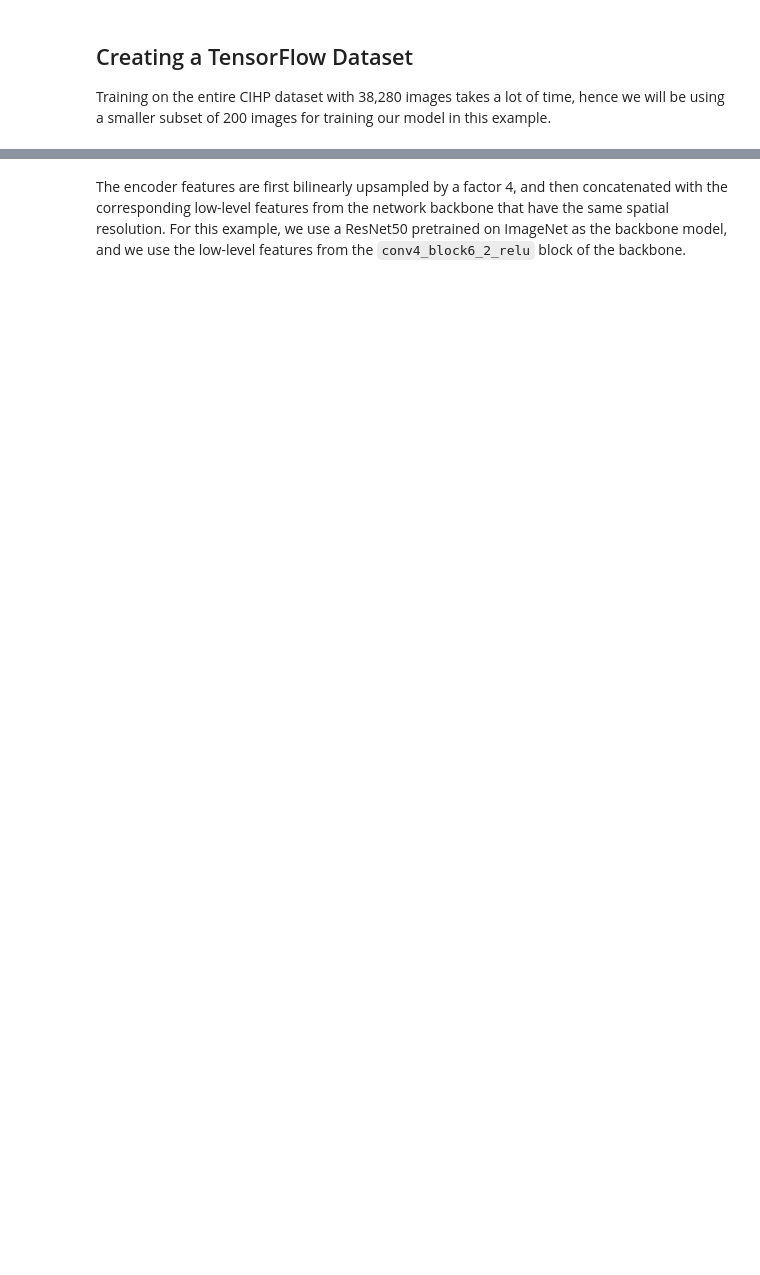
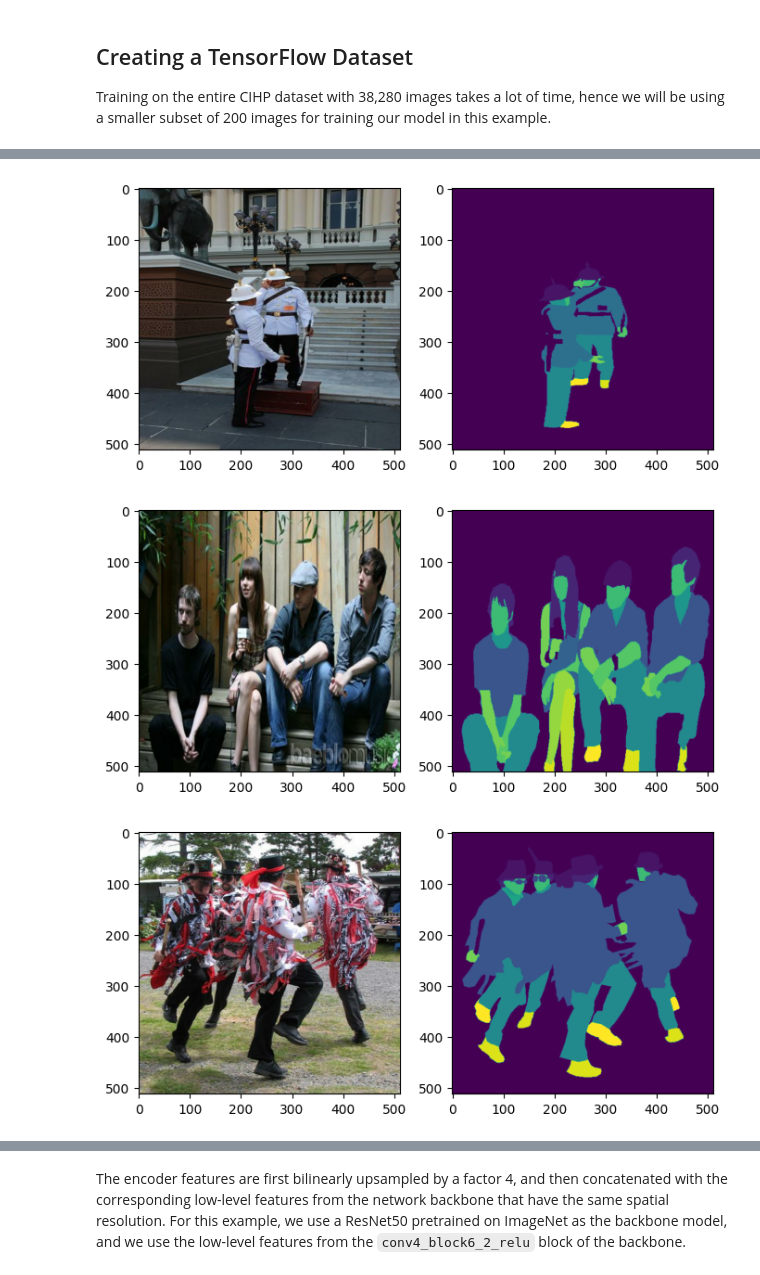
Before and after one commit to e-shevchuk/CSCI-E25, a Jupyter notebook: examples/vision/ipynb/deeplabv3_plus.ipynb, the cells around one changed output, grey strips where cells are left out. Cells and saved outputs as stored; diff of their text form; code cells hidden in the pictures; blank space fills up the shorter version.

```diff
--- a/examples/vision/ipynb/deeplabv3_plus.ipynb
+++ b/examples/vision/ipynb/deeplabv3_plus.ipynb
@@ -101,0 +109,11 @@ print("Val Dataset:", val_dataset)
+# %%
+for i in range(10):
+    _, ax = plt.subplots(1,2, figsize=(8, 4))
+    example_image, example_mask = load_data(train_images[i], train_masks[i])
+    ax[0].imshow(example_image.numpy().astype(np.uint8))
+    ax[1].imshow(example_mask)
+    plt.show()
+# %% [output]
+[figure, added]
+[figure, added]
+[figure, added]
```
Also changed, not shown: parts of 8 cells of this notebook.
